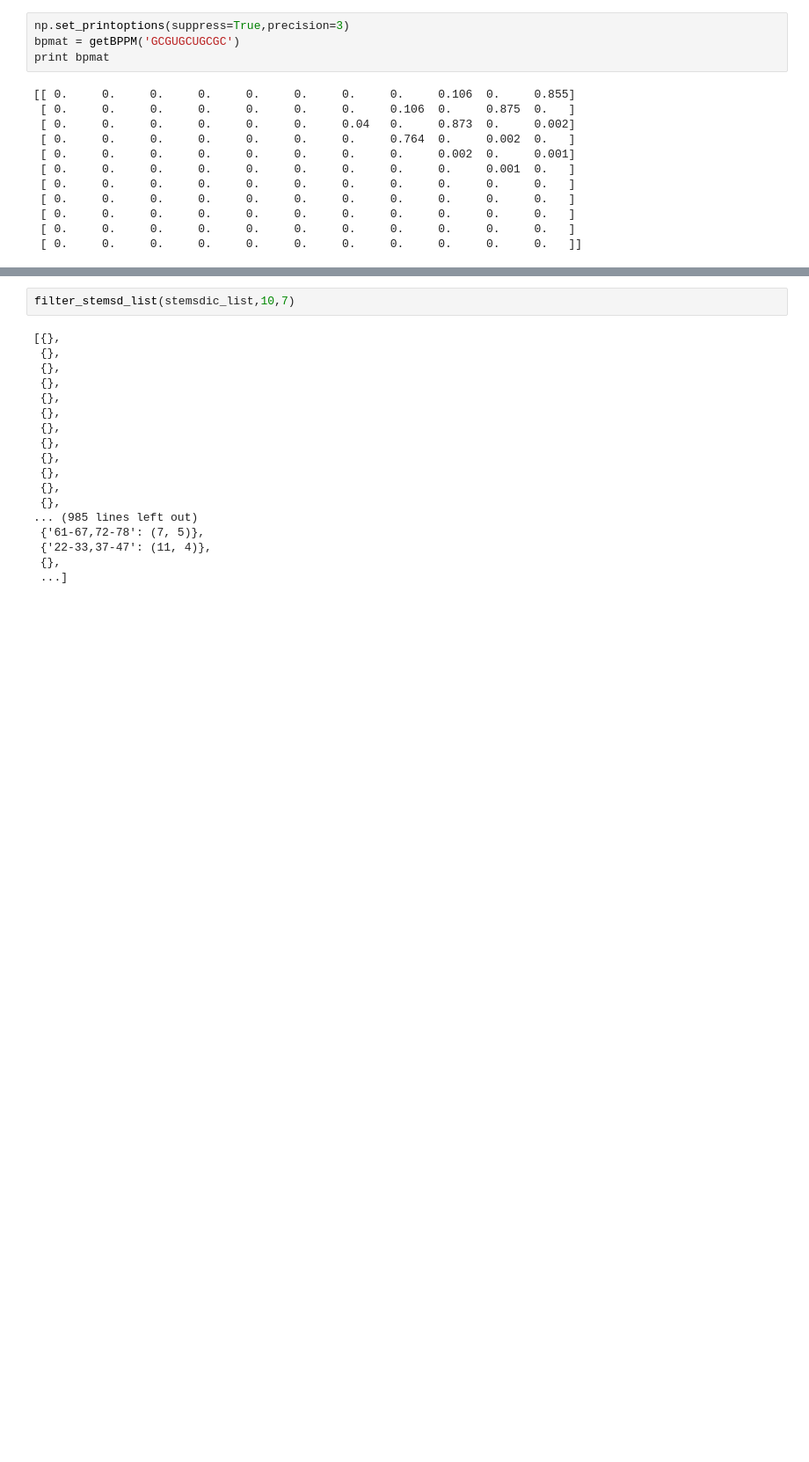
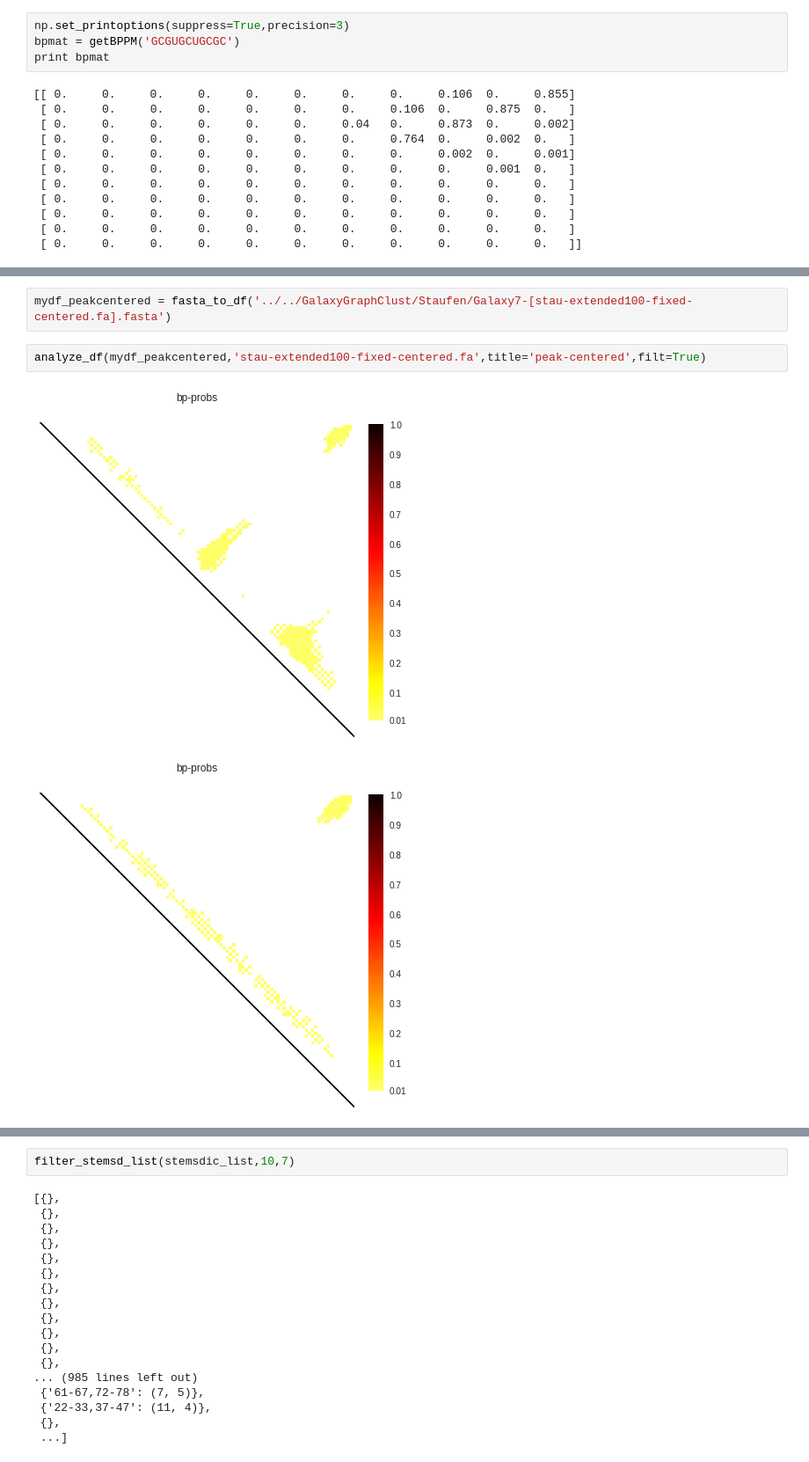
Before and after one commit to mmiladi/mmfold, a Jupyter notebook: local_dotplot/Average_dotplots.ipynb, the cells around one changed output, grey strips where cells are left out. Shown at 88% size. Drawn from its saved outputs; the diff is of its cells as text; blank space fills up the shorter version.

```diff
--- a/local_dotplot/Average_dotplots.ipynb
+++ b/local_dotplot/Average_dotplots.ipynb
@@ -182,0 +290,7 @@ WARNING: No basepair with prob larger than 0.5
+# %%
+mydf_peakcentered = fasta_to_df('../../GalaxyGraphClust/Staufen/Galaxy7-[stau-extended100-fixed-centered.fa].fasta')
+# %%
+analyze_df(mydf_peakcentered,'stau-extended100-fixed-centered.fa',title='peak-centered',filt=True)
+# %% [output]
+[figure, added]
+[figure, added]
```
Also changed, not shown: parts of 19 cells of this notebook.
